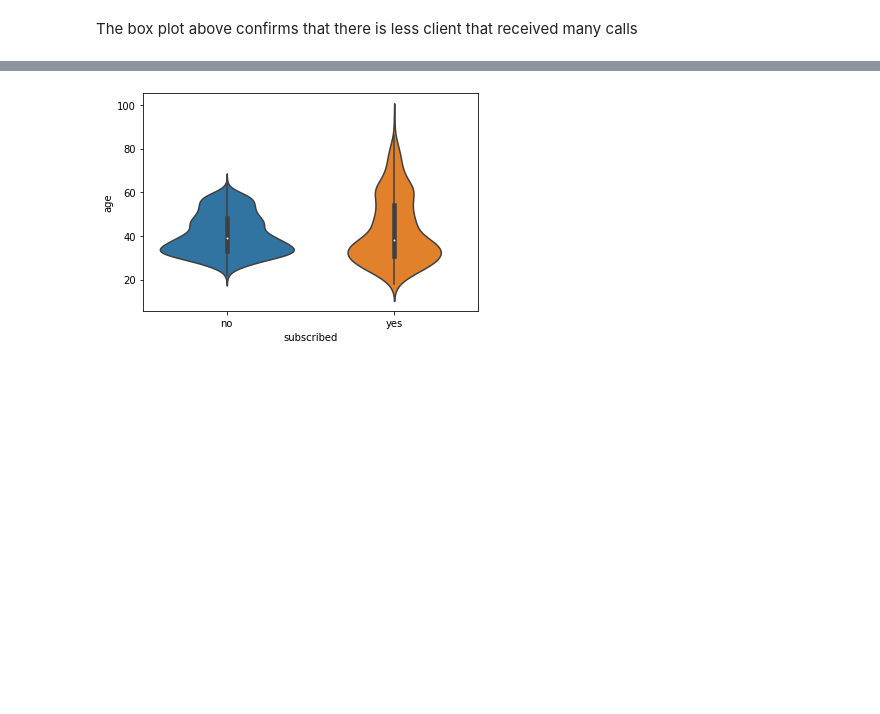
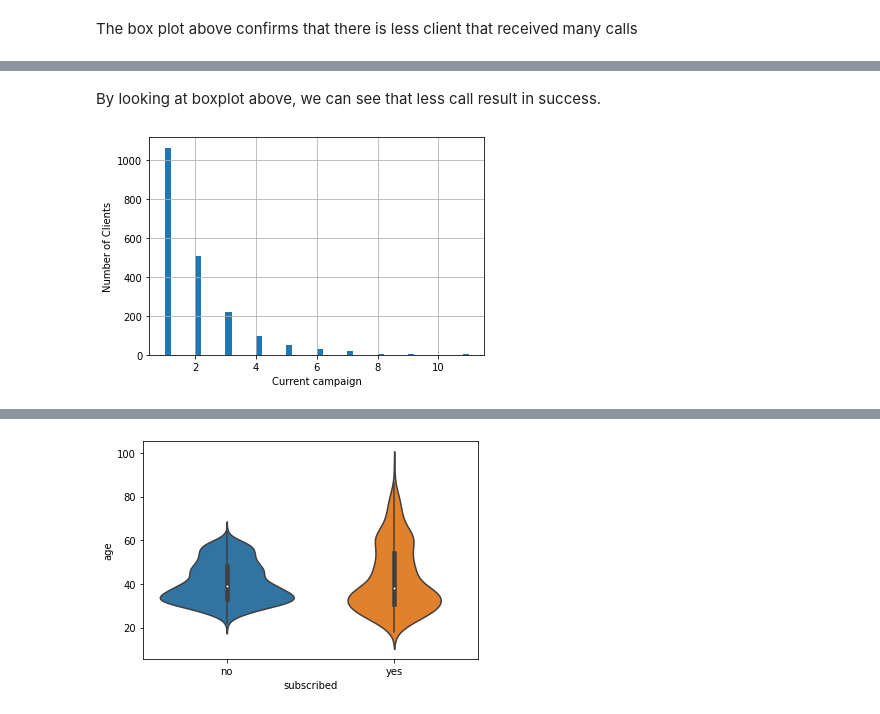
Before and after one commit to mandricic/CS5062, a Jupyter notebook: etivity1.ipynb, the cells around one changed output, grey strips where cells are left out. Cells and saved outputs as stored; diff of their text form; code cells hidden in the pictures; blank space fills up the shorter version.

```diff
--- a/etivity1.ipynb
+++ b/etivity1.ipynb
@@ -170,0 +172,11 @@ plt.show()
+# %% [markdown]
+By looking at boxplot above, we can see that less call result in success.
+# %%
+# Now we can look at current campaign
+
+df['campaign'].hist(bins=50)
+plt.xlabel('Current campaign')
+plt.ylabel('Number of Clients')
+plt.show()
+# %% [output]
+[figure, added]
```
Also changed, not shown: parts of 5 cells of this notebook.
